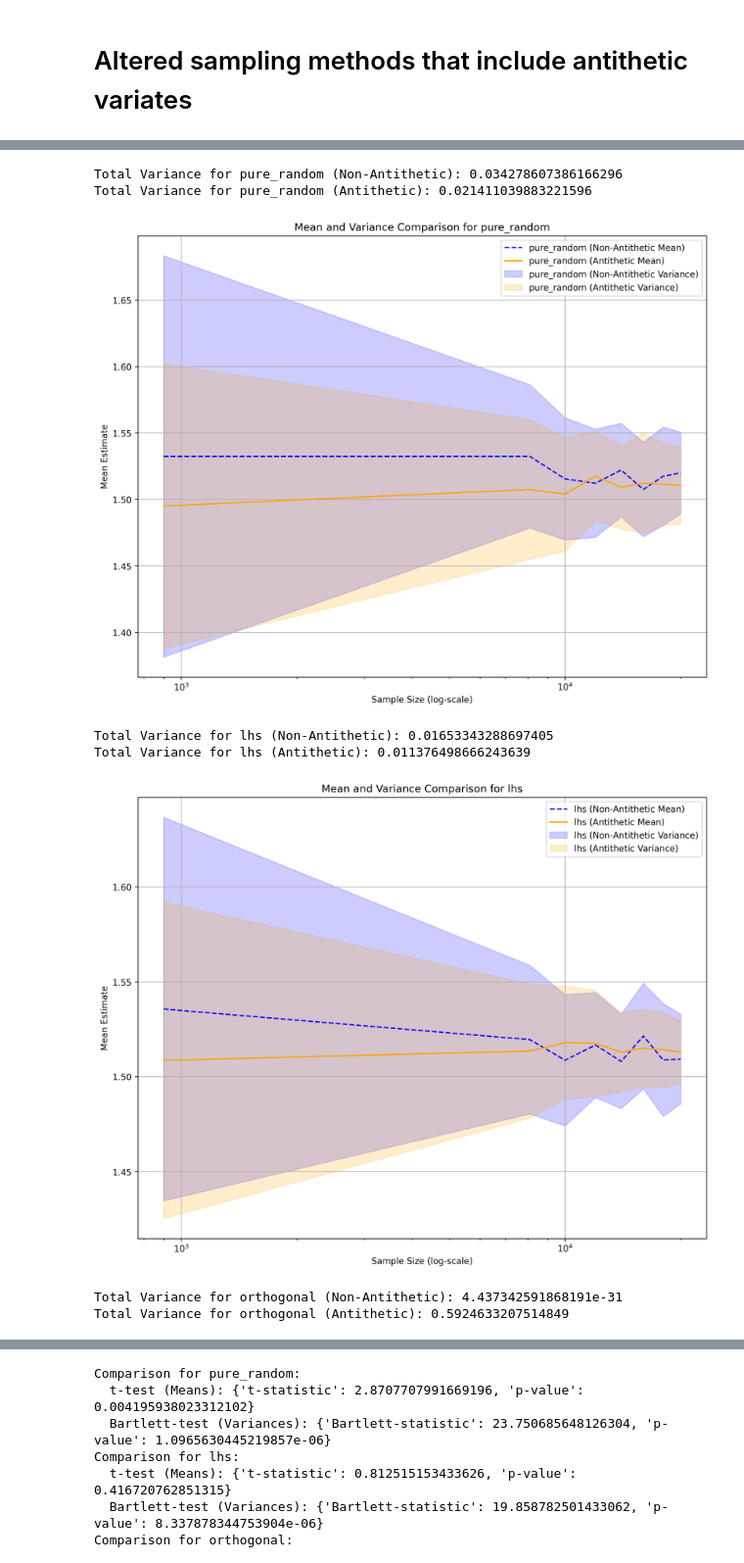
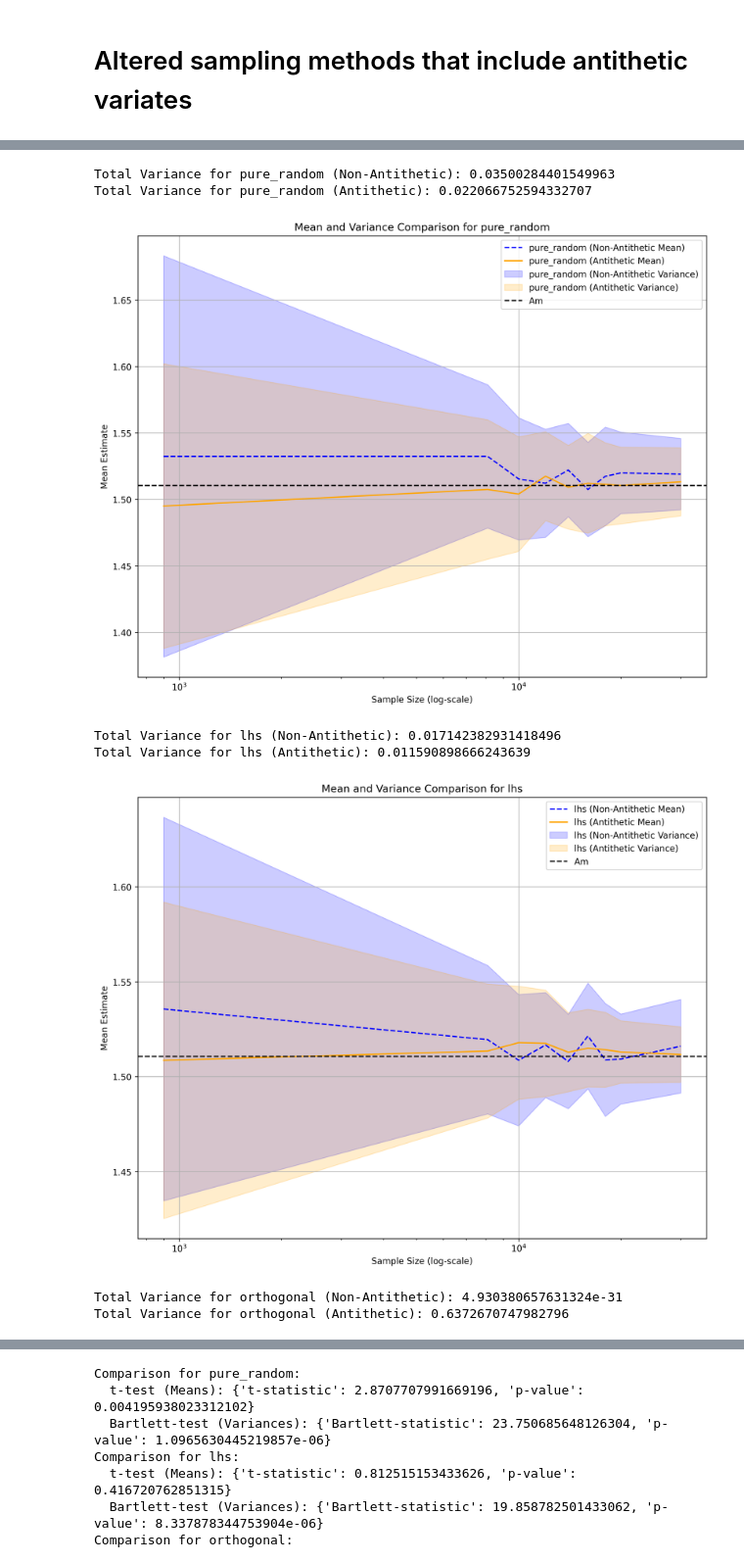
Before and after one commit to imaanb/StochSim_A1, a Jupyter notebook: opdr1.ipynb, the cells around one changed output, grey strips where cells are left out. Shown at 98% size. Saved outputs shown, nothing was run; the diff lists cells and outputs as text; code cells hidden in the pictures.

Commit message:
Added Am to question 4 plots

```diff
--- a/opdr1.ipynb
+++ b/opdr1.ipynb
@@ -1095,7 +1095,7 @@ def orthogonal_antithetic(n_samples, x_min, x_max, y_min, y_max):
 
     return samples
 
-def plot_antithetic_comparison(method, results, results_antithetic, n_samples):
+def plot_antithetic_comparison(method, results, results_antithetic, n_samples, Am):
     """
     Plotting the comparison between a sampling method and their antithetic variant.
     This function outputs one plot containing the mean estimate and the variance of both methods.
@@ -1153,6 +1153,9 @@ def plot_antithetic_comparison(method, results, results_antithetic, n_samples):
         alpha=0.2, color="orange", label=f"{method} (Antithetic Variance)"
     )
 
+    ax1.axhline(Am, linestyle="--", color="black", label="Am", linewidth=1.5)
+
+
     ax1.legend(loc="best")
 
     plt.title(f"Mean and Variance Comparison for {method}")
@@ -1230,7 +1233,7 @@ with open("results_4_less_runs.pkl", "wb") as file:
     pickle.dump((results, results_antithetic), file)
 # %%
 file_path = "results_4_less_runs.pkl"
-
+sample_types =  ['pure_random', 'lhs', 'orthogonal']
 with open(file_path, "rb") as file:
     while True:
         try:
@@ -1238,3 +1241,13 @@ with open(file_path, "rb") as file:
         except EOFError:
             # End of data file
             break
+
+Am_by_sample_type = {}
+
+for sample_type in sample_types:
+    with open(f"main_results/{sample_type}_Am.pkl", "rb") as f:
+        Am_results = pickle.load(f)  # Load Am results
+        Am_mean = np.mean(Am_results)  # Compute the mean of Am
+        Am_by_sample_type[sample_type] = Am_mean
+
+print("Am values by sample type:", Am_by_sample_type)
@@ -1241,19 +1256,19 @@ with open(file_path, "rb") as file:
 # %%
 #All the plots are displayed with a dpi of 300 to get high-resolution plots.
 
-n_samples = [900, 8100, 10000, 12000, 14000, 16000, 18000, 20000]
+n_samples = [900, 8100, 10000, 12000, 14000, 16000, 18000, 20000, 30000]
 
-plot_antithetic_comparison("pure_random", results, results_antithetic, n_samples)
+plot_antithetic_comparison("pure_random", results, results_antithetic, n_samples, Am_by_sample_type["pure_random"])
 
-plot_antithetic_comparison("lhs", results, results_antithetic, n_samples)
+plot_antithetic_comparison("lhs", results, results_antithetic, n_samples, Am_by_sample_type["lhs"])
 
-plot_antithetic_comparison("orthogonal", results, results_antithetic, n_samples)
+plot_antithetic_comparison("orthogonal", results, results_antithetic, n_samples, Am_by_sample_type["orthogonal"])
 # %% [output]
-Total Variance for pure_random (Non-Antithetic): 0.034278607386166296
-Total Variance for pure_random (Antithetic): 0.021411039883221596
+Total Variance for pure_random (Non-Antithetic): 0.03500284401549963
+Total Variance for pure_random (Antithetic): 0.022066752594332707
-[figure, old version]
+[figure, new version]
-Total Variance for lhs (Non-Antithetic): 0.01653343288697405
-Total Variance for lhs (Antithetic): 0.011376498666243639
+Total Variance for lhs (Non-Antithetic): 0.017142382931418496
+Total Variance for lhs (Antithetic): 0.011590898666243639
-[figure, old version]
+[figure, new version]
-Total Variance for orthogonal (Non-Antithetic): 4.437342591868191e-31
-Total Variance for orthogonal (Antithetic): 0.5924633207514849
+Total Variance for orthogonal (Non-Antithetic): 4.930380657631324e-31
+Total Variance for orthogonal (Antithetic): 0.6372670747982796
```
Also changed, not shown: parts of 2 cells of this notebook, 3 other files.
